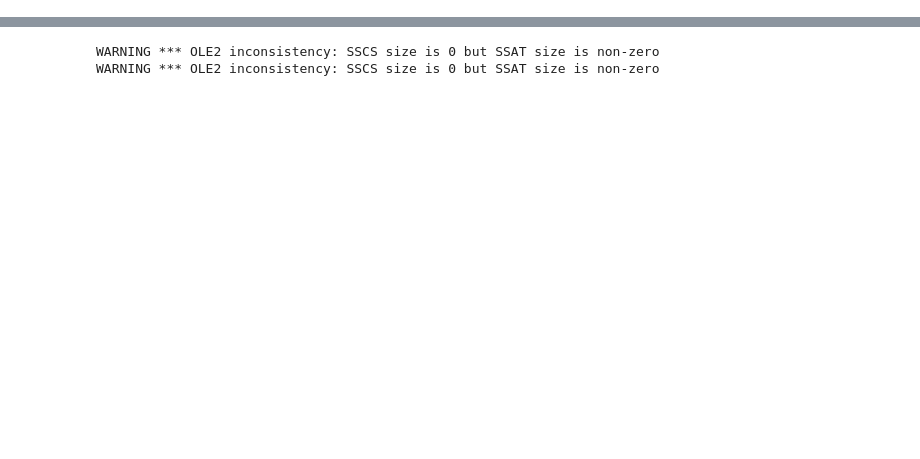
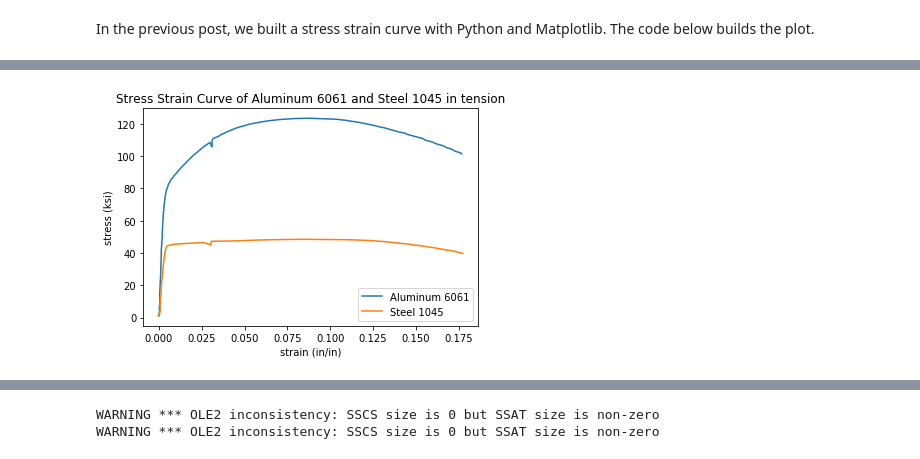
Before and after one commit to ProfessorKazarinoff/staticsite, a Jupyter notebook: content/code/matplotlib_plots/stress_strain_curves/stress_strain_curve_with_inset_elastic_region.ipynb, the cells around one changed output, grey strips where cells are left out. Cells and saved outputs as stored; diff of their text form; code cells hidden in the pictures; blank space fills up the shorter version.

```diff
--- a/content/code/matplotlib_plots/stress_strain_curves/stress_strain_curve_with_inset_elastic_region.ipynb
+++ b/content/code/matplotlib_plots/stress_strain_curves/stress_strain_curve_with_inset_elastic_region.ipynb
@@ -0,0 +7,25 @@
+# %% [markdown]
+In the previous post, we built a stress strain curve with Python and Matplotlib. The code below builds the plot.
+# %%
+import numpy as np
+import pandas as pd
+import matplotlib.pyplot as plt
+%matplotlib inline
+
+steel_df = pd.read_excel("aluminum6061.xls")
+al_df = pd.read_excel("steel1045.xls")
+
+strain_al = al_df['CH5']*0.01
+d_al = 0.506
+stress_al = (al_df['FORCE']*0.001)/(np.pi*((d_al/2)**2))
+strain_steel = steel_df['CH5']*0.01
+d_steel = 0.506
+stress_steel = (steel_df['FORCE']*0.001)/(np.pi*((d_steel/2)**2))
+
+plt.plot(strain_al,stress_al,strain_steel,stress_steel)
+plt.xlabel('strain (in/in)')
+plt.ylabel('stress (ksi)')
+plt.title('Stress Strain Curve of Aluminum 6061 and Steel 1045 in tension')
+plt.legend(['Aluminum 6061','Steel 1045'])
+plt.show()
+# %% [output]
@@ -0,0 +34 @@
+[figure, added]
```
Also changed, not shown: parts of 11 cells of this notebook, 3 other files.
